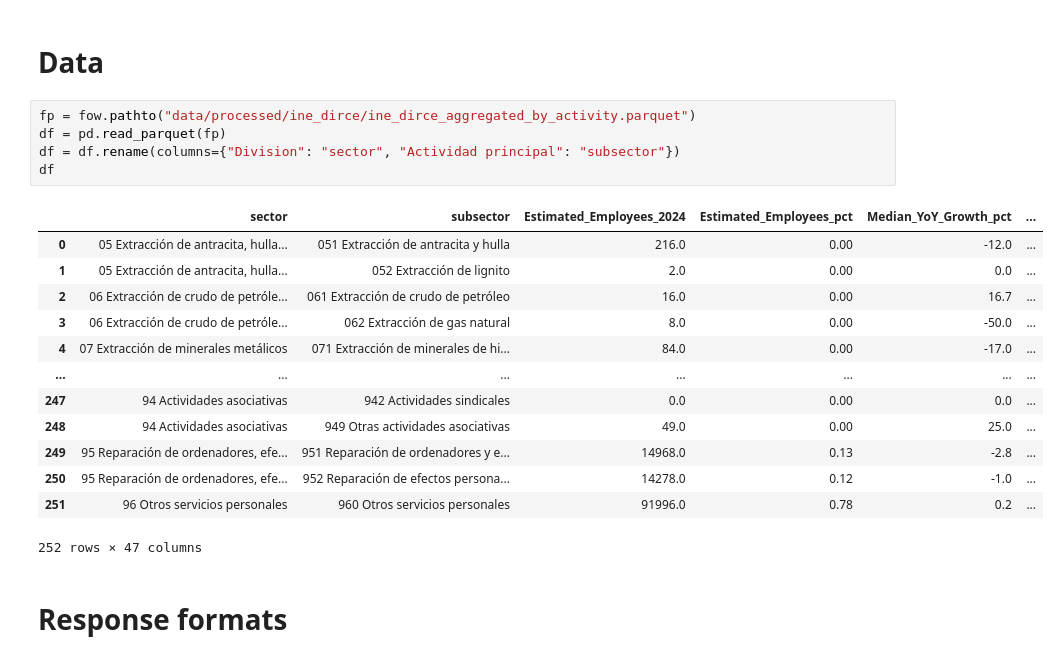
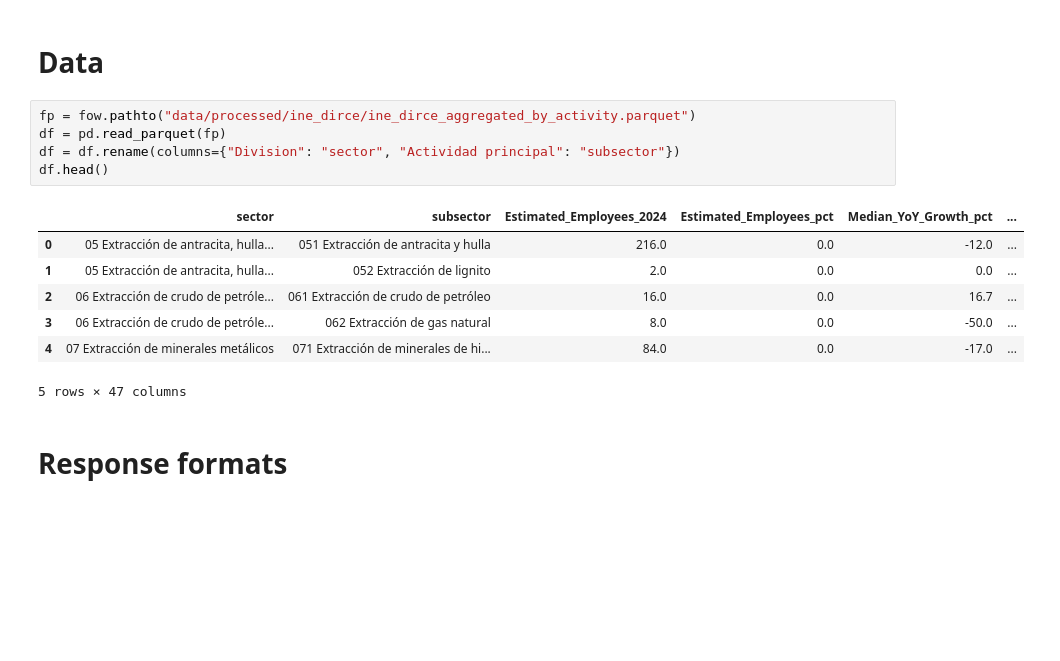
Before and after one commit to victoriano/future-of-work-data, a Jupyter notebook: notebooks/ine_dirce.ipynb, the cells around one changed output. Drawn from its saved outputs; the diff is of its cells as text; blank space fills up the shorter version.

```diff
--- a/notebooks/ine_dirce.ipynb
+++ b/notebooks/ine_dirce.ipynb
@@ -11,22 +11,16 @@ import fow
 # %%
 fp = fow.pathto("data/processed/ine_dirce/ine_dirce_aggregated_by_activity.parquet")
 df = pd.read_parquet(fp)
 df = df.rename(columns={"Division": "sector", "Actividad principal": "subsector"})
-df
+df.head()
 # %% [output]
 |  | sector | subsector | Estimated_Employees_2024 | Estimated_Employees_pct | Median_YoY_Growth_pct | ... |
-| 0 | 05 Extracción de antracita, hulla... | 051 Extracción de antracita y hulla | 216.0 | 0.00 | -12.0 | ... |
-| 1 | 05 Extracción de antracita, hulla... | 052 Extracción de lignito | 2.0 | 0.00 | 0.0 | ... |
-| 2 | 06 Extracción de crudo de petróle... | 061 Extracción de crudo de petróleo | 16.0 | 0.00 | 16.7 | ... |
-| 3 | 06 Extracción de crudo de petróle... | 062 Extracción de gas natural | 8.0 | 0.00 | -50.0 | ... |
-| 4 | 07 Extracción de minerales metálicos | 071 Extracción de minerales de hi... | 84.0 | 0.00 | -17.0 | ... |
-| ... | ... | ... | ... | ... | ... | ... |
-| 247 | 94 Actividades asociativas | 942 Actividades sindicales | 0.0 | 0.00 | 0.0 | ... |
-| 248 | 94 Actividades asociativas | 949 Otras actividades asociativas | 49.0 | 0.00 | 25.0 | ... |
-| 249 | 95 Reparación de ordenadores, efe... | 951 Reparación de ordenadores y e... | 14968.0 | 0.13 | -2.8 | ... |
-| 250 | 95 Reparación de ordenadores, efe... | 952 Reparación de efectos persona... | 14278.0 | 0.12 | -1.0 | ... |
-| 251 | 96 Otros servicios personales | 960 Otros servicios personales | 91996.0 | 0.78 | 0.2 | ... |
+| 0 | 05 Extracción de antracita, hulla... | 051 Extracción de antracita y hulla | 216.0 | 0.0 | -12.0 | ... |
+| 1 | 05 Extracción de antracita, hulla... | 052 Extracción de lignito | 2.0 | 0.0 | 0.0 | ... |
+| 2 | 06 Extracción de crudo de petróle... | 061 Extracción de crudo de petróleo | 16.0 | 0.0 | 16.7 | ... |
+| 3 | 06 Extracción de crudo de petróle... | 062 Extracción de gas natural | 8.0 | 0.0 | -50.0 | ... |
+| 4 | 07 Extracción de minerales metálicos | 071 Extracción de minerales de hi... | 84.0 | 0.0 | -17.0 | ... |
-252 rows × 47 columns
+5 rows × 47 columns
 # %% [markdown]
 # Response formats
 # %%
```
Also changed, not shown: parts of 3 cells of this notebook.
